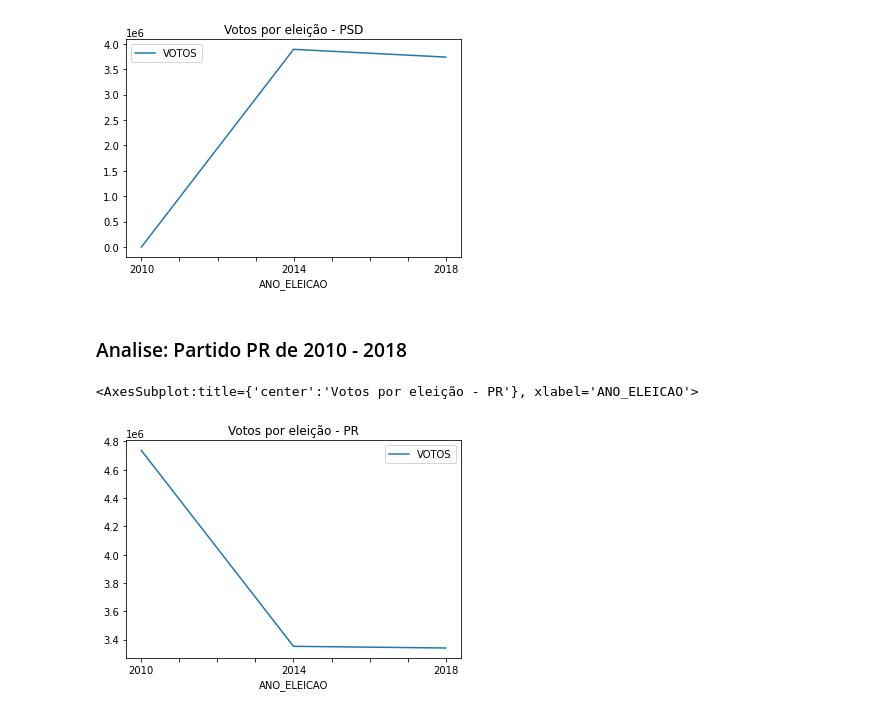
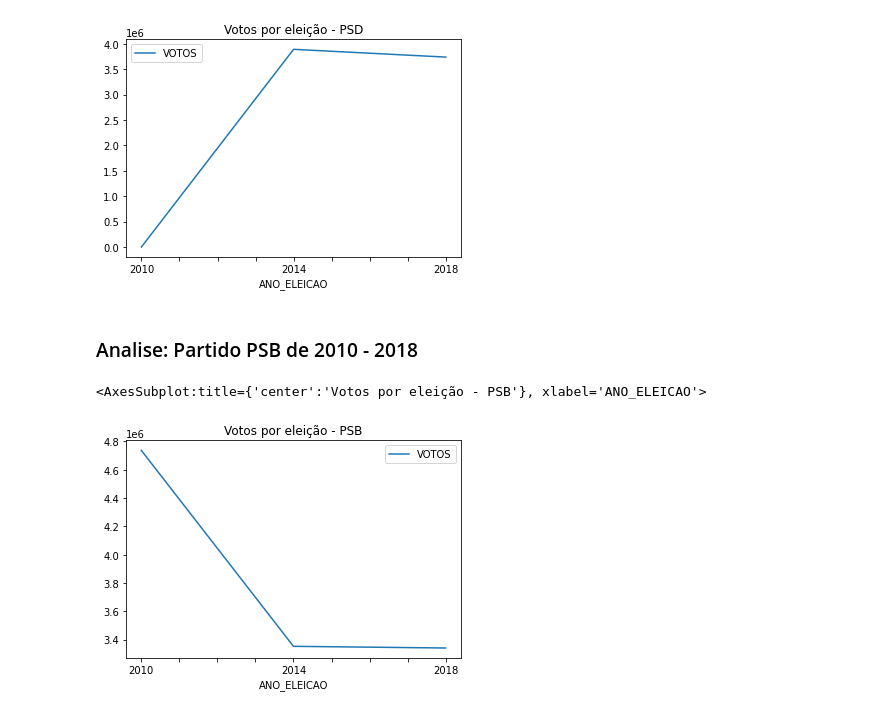
Before and after one commit to JeanLPierro/analise_deput_eleitos_partido, a Jupyter notebook: analise_eleicoes_2014-2018.ipynb, the cells around one changed output. Drawn from its saved outputs; the diff is of its cells as text; code cells hidden in the pictures.

```diff
--- a/analise_eleicoes_2014-2018.ipynb
+++ b/analise_eleicoes_2014-2018.ipynb
@@ -239,16 +241,16 @@ tab_psd.plot(x="ANO_ELEICAO", y=["VOTOS"], title="Votos por eleição - PSD")
 <AxesSubplot:title={'center':'Votos por eleição - PSD'}, xlabel='ANO_ELEICAO'>
 [figure]
 # %% [markdown]
-### Analise: Partido PR de 2010 - 2018
+### Analise: Partido PSB de 2010 - 2018
 # %%
 votos_psb_2010 = sum_votos_2010.loc['PSB', 'QTDE_VOTOS']
 votos_psb_2014 = sum_votos_2014.loc['PSB', 'QTDE_VOTOS']
 votos_psb_2018 = sum_votos_2018.loc['PSB', 'QTDE_VOTOS']
 tab_psb = pd.DataFrame(
     {"ANO_ELEICAO" : ['2010', '2014', '2018'],
      "VOTOS" : [votos_psb_2010, votos_psb_2014, votos_psb_2018]},
     index = [1, 2, 3])
-tab_psb.plot(x="ANO_ELEICAO", y=["VOTOS"], title="Votos por eleição - PR")
+tab_psb.plot(x="ANO_ELEICAO", y=["VOTOS"], title="Votos por eleição - PSB")
 # %% [output]
-<AxesSubplot:title={'center':'Votos por eleição - PR'}, xlabel='ANO_ELEICAO'>
+<AxesSubplot:title={'center':'Votos por eleição - PSB'}, xlabel='ANO_ELEICAO'>
-[figure, old version]
+[figure, new version]
```
Also changed, not shown: parts of 4 cells of this notebook.
